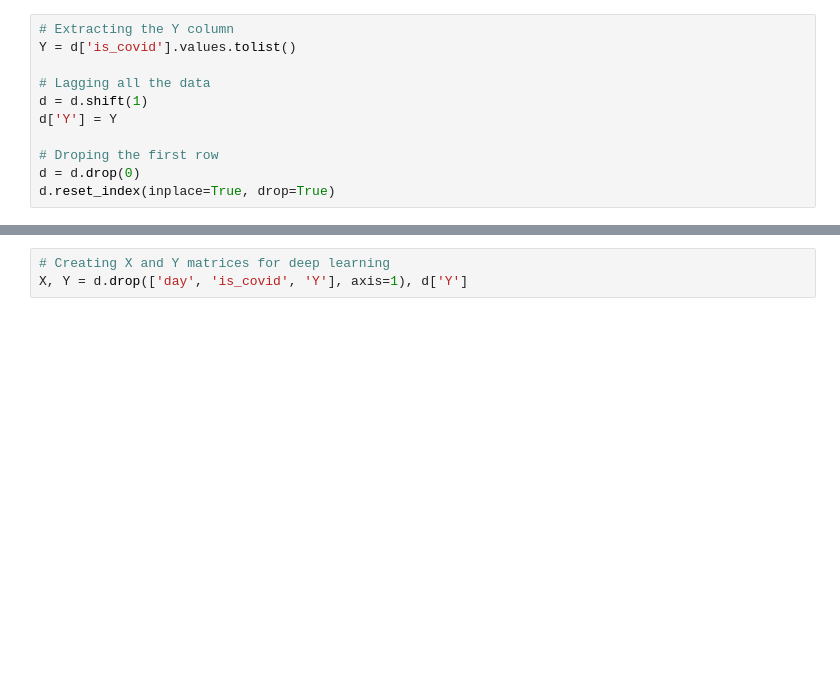
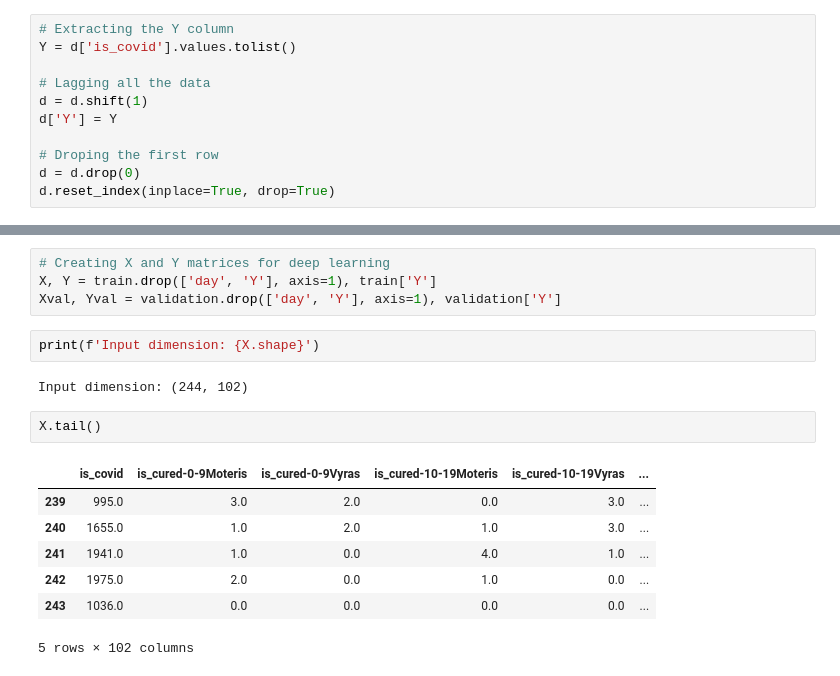
Before and after one commit to Eligijus112/covid19-Lithuania, a Jupyter notebook: Model creation.ipynb, the cells around one changed output, grey strips where cells are left out. Drawn from its saved outputs; the diff is of its cells as text; blank space fills up the shorter version.

```diff
--- a/Model creation.ipynb
+++ b/Model creation.ipynb
@@ -57,3 +64,18 @@ d.reset_index(inplace=True, drop=True)
 # %%
 # Creating X and Y matrices for deep learning
-X, Y = d.drop(['day', 'is_covid', 'Y'], axis=1), d['Y']
+X, Y = train.drop(['day', 'Y'], axis=1), train['Y']
+Xval, Yval = validation.drop(['day', 'Y'], axis=1), validation['Y']
+# %%
+print(f'Input dimension: {X.shape}')
+# %% [output]
+Input dimension: (244, 102)
+# %%
+X.tail()
+# %% [output]
+|  | is_covid | is_cured-0-9Moteris | is_cured-0-9Vyras | is_cured-10-19Moteris | is_cured-10-19Vyras | ... |
+| 239 | 995.0 | 3.0 | 2.0 | 0.0 | 3.0 | ... |
+| 240 | 1655.0 | 1.0 | 2.0 | 1.0 | 3.0 | ... |
+| 241 | 1941.0 | 1.0 | 0.0 | 4.0 | 1.0 | ... |
+| 242 | 1975.0 | 2.0 | 0.0 | 1.0 | 0.0 | ... |
+| 243 | 1036.0 | 0.0 | 0.0 | 0.0 | 0.0 | ... |
+5 rows × 102 columns
```
Also changed, not shown: parts of 12 cells of this notebook, 1 other file.
